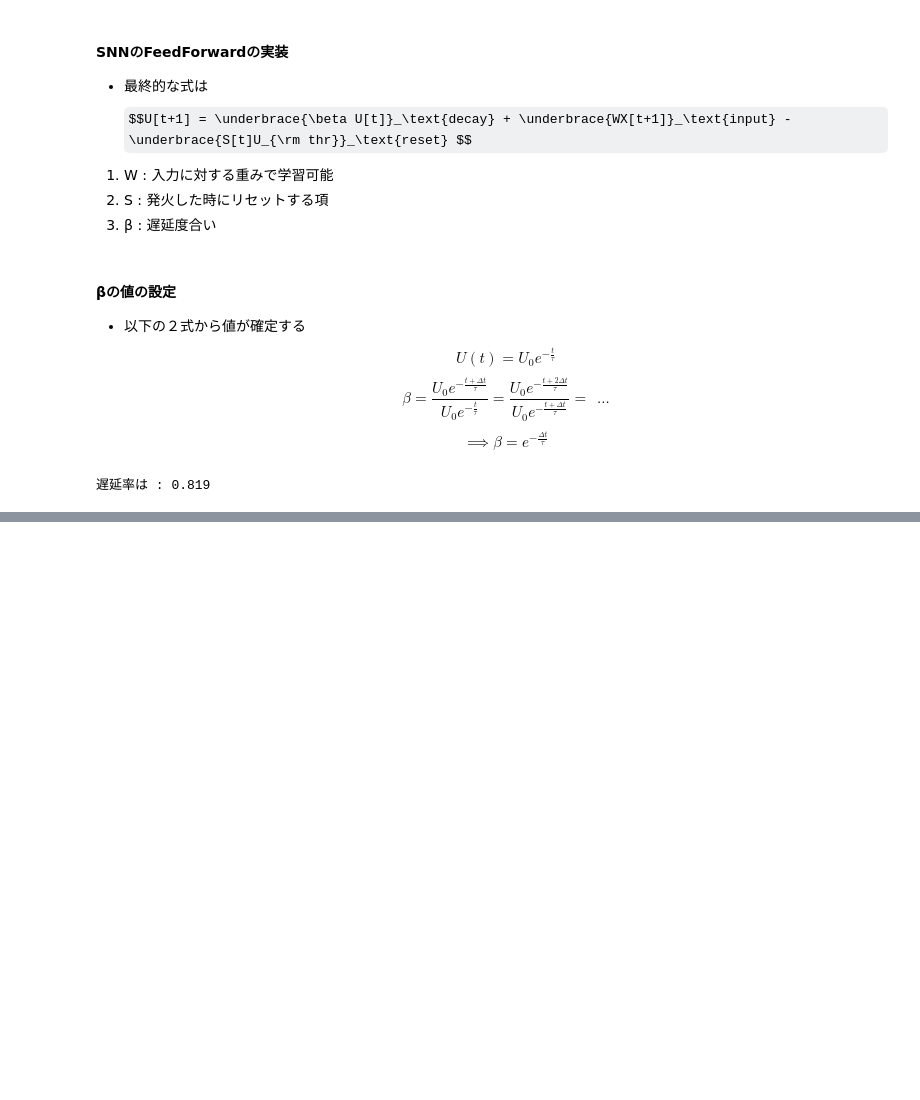
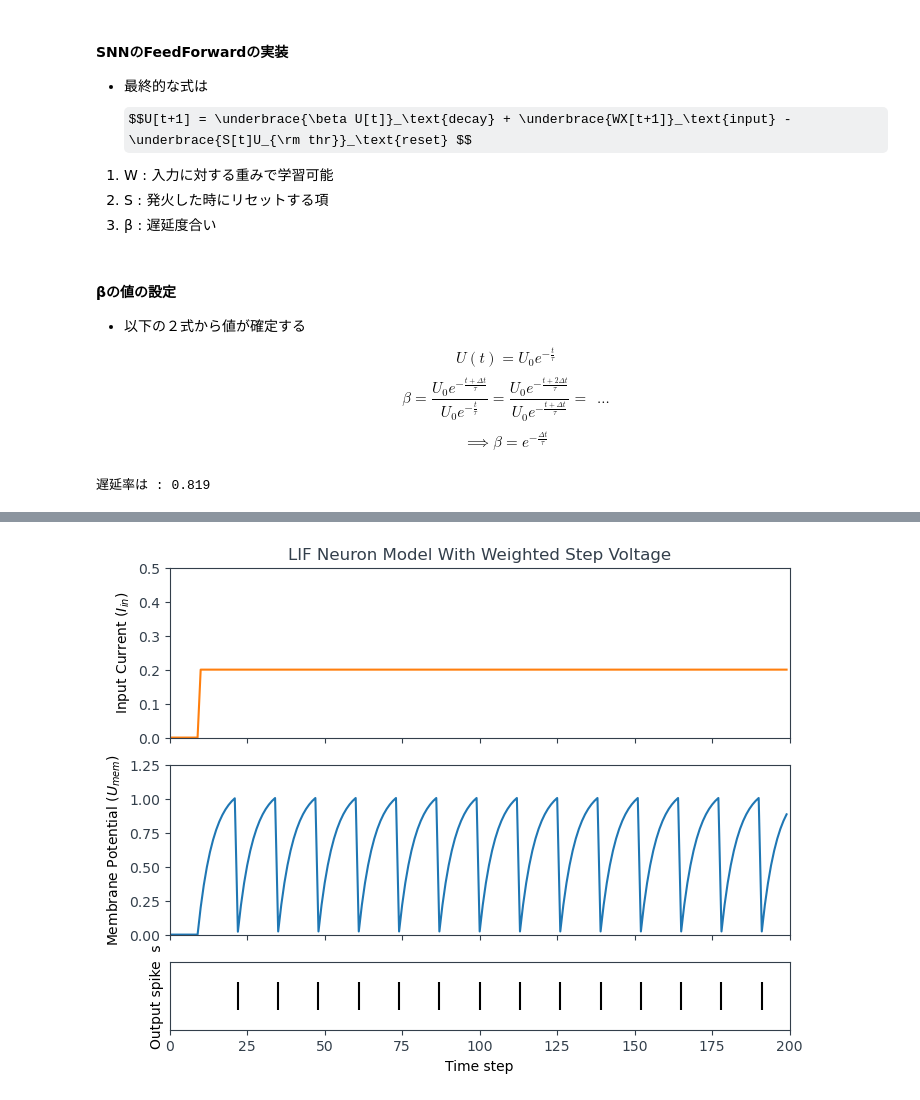
Before and after one commit to maoya23/deep-learning, a Jupyter notebook: SpikingNeuralnetrowk/Feerforward.ipynb, the cells around one changed output, grey strips where cells are left out. Saved outputs shown, nothing was run; the diff lists cells and outputs as text; code cells hidden in the pictures; some formulas as TeX source; blank space fills up the shorter version.

```diff
--- a/SpikingNeuralnetrowk/Feerforward.ipynb
+++ b/SpikingNeuralnetrowk/Feerforward.ipynb
@@ -165,0 +124,60 @@ class forward(SNN_input):
+# %%
+class SNN_input2:
+    def __init__(self,x,w,mem,beta,spk_out,threshold=1,num_step=200):
+        self.x=x
+        self.w=w
+        self.mem=mem
+        self.spk_out=spk_out
+        self.beta=beta
+        self.threshold=threshold
+        self.num_step=num_step
+        self.mem_rec=[]
+        self.spk_rec=[]
+
+    def neuron_simulation(self):
+        lif=snn.Leaky(self.beta)
+
+        for step in range(self.num_step):
+            self.spk,self.mem=lif(self.x[step],self.mem)
+            self.mem_rec.append(self.mem)
+            self.spk_rec.append(self.spk)
+
+    def plot_cur_mem_spk(self,title=False,save=False,path=None,
+                        ylim_max1=1.25,ylim_max2=1.25):
+
+        mem_rec = torch.stack(self.mem_rec)
+        spk_rec = torch.stack(self.spk_rec)
+        ax=plt.subplots(3, figsize=(8,6), sharex=True,
+                        gridspec_kw = {'height_ratios': [1, 1, 0.4]})
+
+        ax[0].plot(self.x*self.w,c='tab:orange')
+        ax[0].set_ylim([0, ylim_max1])
+        ax[0].set_xlim([0, self.num_step])
+        ax[0].set_ylabel("Input Current ($I_{in}$)")
+        if title:
+            ax[0].set_title(title)
+
+        ax[1].plot(mem_rec)
+        ax[1].set_ylim([0, ylim_max2])
+        ax[1].set_ylabel("Membrane Potential ($U_{mem}$)")
+        plt.xlabel("Time step")
+
+        splt.raster(spk_rec, ax[2], s=400, c="black", marker="|")
+        plt.ylabel("Output spike  s")
+        plt.yticks([])
+        if save:
+            plt.savefig(path)
+        plt.show()
+
+mem_rec2=SNN_input2(x= torch.cat((torch.zeros(10), torch.ones(190)*w), 0),
+                    w=0.21,
+                    mem=torch.zeros(1),
+                    beta=0.8,
+                    spk_out=torch.zeros(1)
+                    )
+
+mem_rec2.neuron_simulation()
+mem_rec.plot_cur_mem_spk(title='LIF Neuron Model With Weighted Step Voltage' ,
+                        ylim_max1=0.5)
+# %% [output]
+[figure, added]
```
Also changed, not shown: parts of 20 cells of this notebook.
